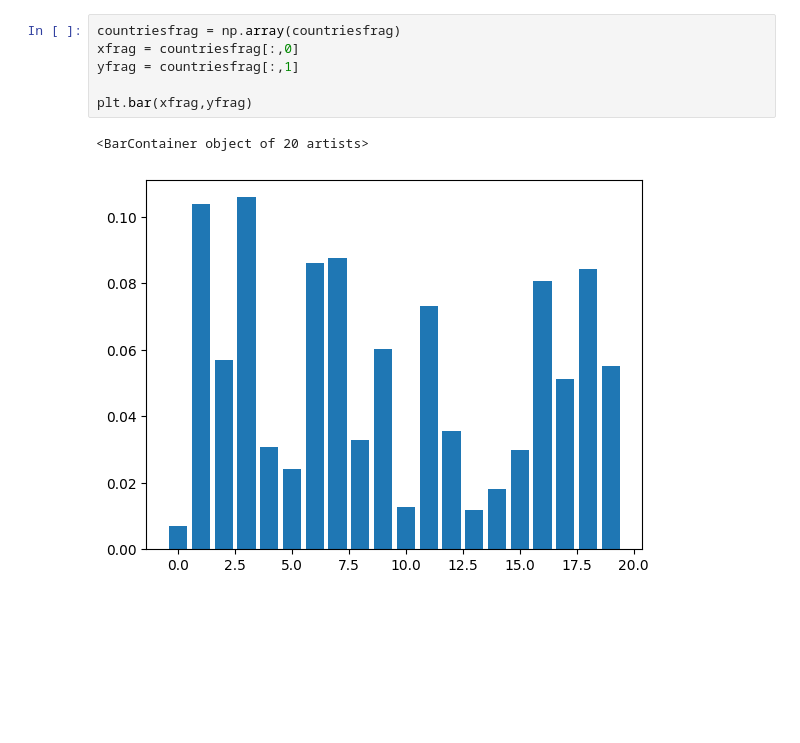
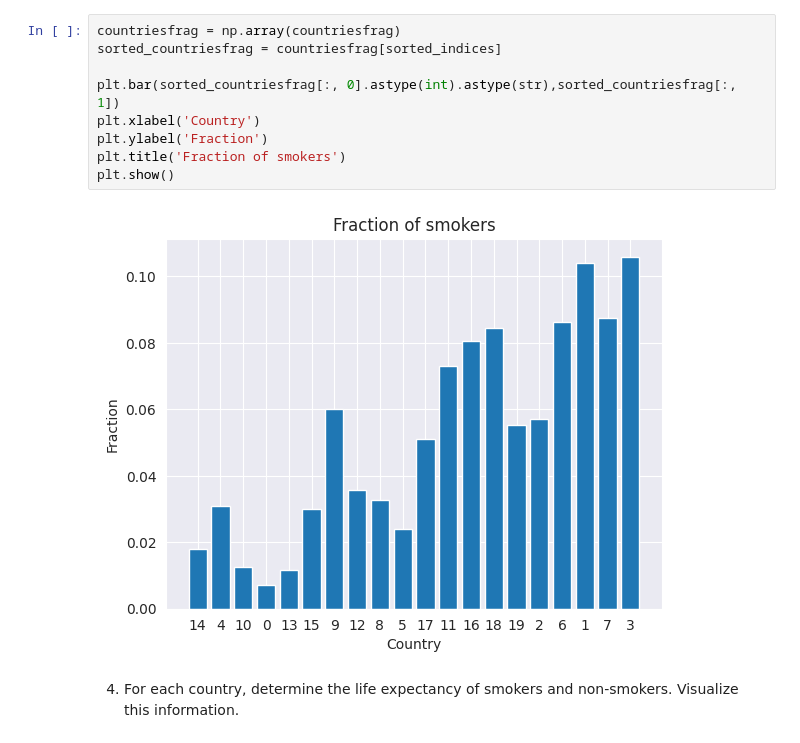
Before and after one commit to derMacon/ss23_visualization, a Jupyter notebook: exercises/ex-03/Vis_Zettel_3.ipynb, the cells around one changed output. Cells and saved outputs as stored; diff of their text form; blank space fills up the shorter version.

```diff
--- a/exercises/ex-03/Vis_Zettel_3.ipynb
+++ b/exercises/ex-03/Vis_Zettel_3.ipynb
@@ -104,12 +88,17 @@ plt.bar(x,y)
-# %%
-countriesfrag = np.array(countriesfrag)
-xfrag = countriesfrag[:,0]
-yfrag = countriesfrag[:,1]
-
-plt.bar(xfrag,yfrag)
-# %% [output]
-<BarContainer object of 20 artists>
-[figure, removed]
+# %%
+countriesfrag = np.array(countriesfrag)
+sorted_countriesfrag = countriesfrag[sorted_indices]
+
+plt.bar(sorted_countriesfrag[:, 0].astype(int).astype(str),sorted_countriesfrag[:, 1])
+plt.xlabel('Country')
+plt.ylabel('Fraction')
+plt.title('Fraction of smokers')
+plt.show()
+# %% [output]
+[figure, added]
+# %% [markdown]
+4. For each country, determine the life expectancy of smokers and non-smokers. Visualize this
+information.
 # %%
 smokeav = []
 nosmokeav = []
```
Also changed, not shown: parts of 32 cells of this notebook.
